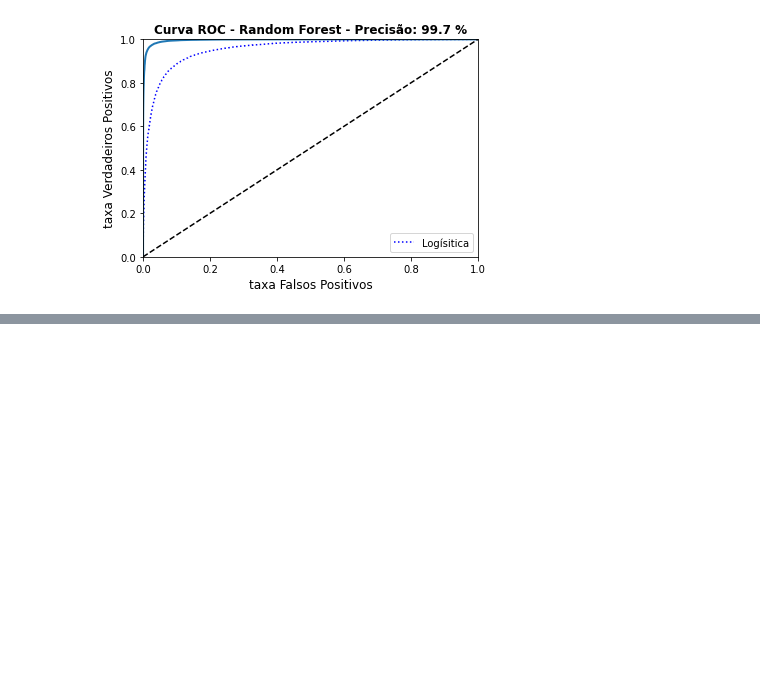
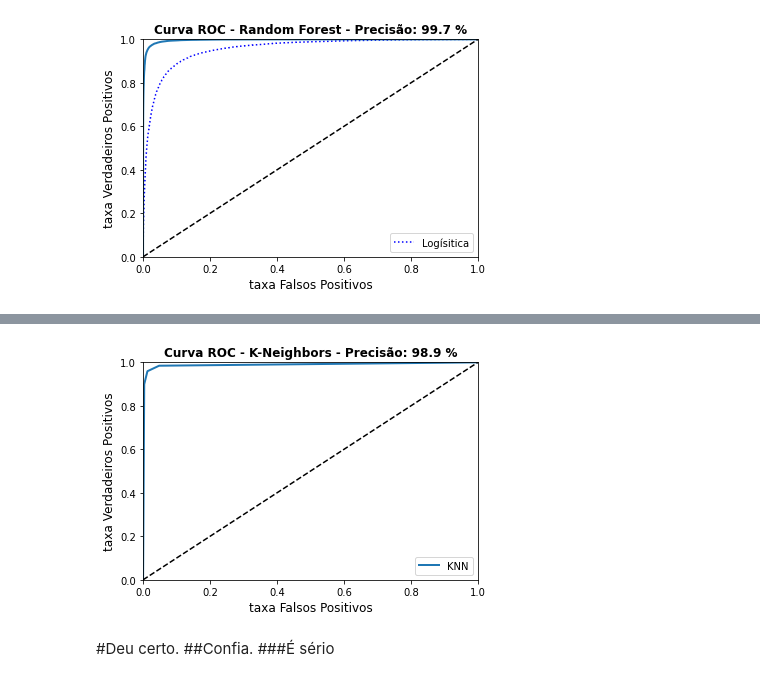
Before and after one commit to eutiagovski/projetos-cursos, a Jupyter notebook: datascience-mentorama/10_Mod_Classificacao_exercicio.ipynb, the cells around one changed output, grey strips where cells are left out. Cells and saved outputs as stored; diff of their text form; code cells hidden in the pictures; blank space fills up the shorter version.

```diff
--- a/datascience-mentorama/10_Mod_Classificacao_exercicio.ipynb
+++ b/datascience-mentorama/10_Mod_Classificacao_exercicio.ipynb
@@ -223,0 +258,12 @@ final_score =
+# %%
+fpr_knn, tpr_knn, thresholds_knn = roc_curve(ytest_par, ytest_scores_knn)
+
+plot_roc_curve(fpr_knn, tpr_knn, title=f'Curva ROC - K-Neighbors - Precisão: {roc_auc_score(ytest_par, ytest_scores_knn).round(3)*100} %', label='KNN')
+plt.legend(loc='lower right')
+plt.show()
+# %% [output]
+[figure, added]
+# %% [markdown]
+#Deu certo.
+##Confia.
+###É sério
```
Also changed, not shown: parts of 10 cells of this notebook.
